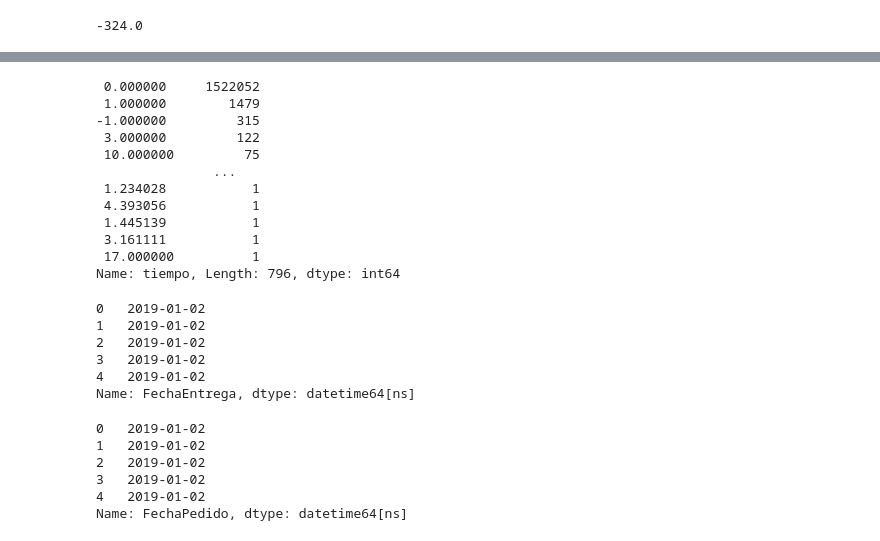
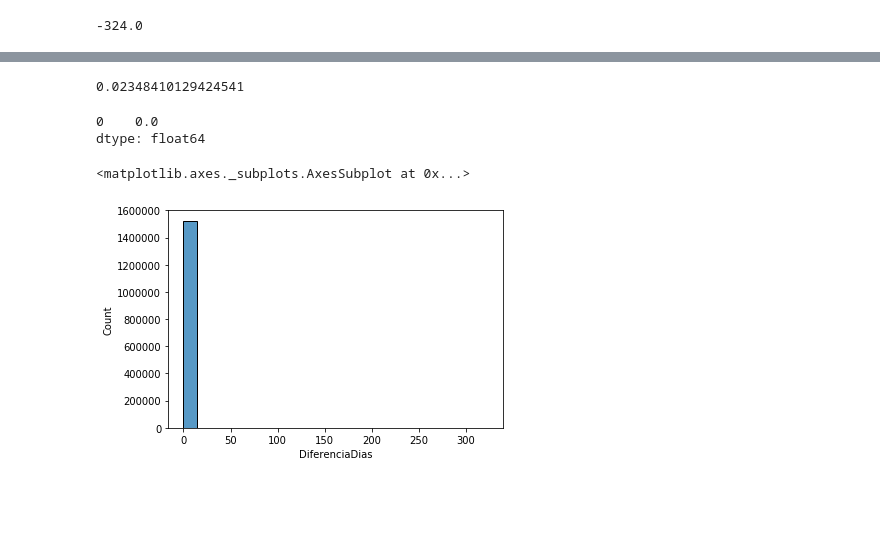
Before and after one commit to evillara2816/Veterinarios-Guau, a Jupyter notebook: Tienda_Guau.ipynb, the cells around one changed output, grey strips where cells are left out. Cells and saved outputs as stored; diff of their text form; code cells hidden in the pictures; blank space fills up the shorter version.

```diff
--- a/Tienda_Guau.ipynb
+++ b/Tienda_Guau.ipynb
@@ -17 +19,3 @@ _2021 = pd.read_csv("d:/TIENDA/Data/2021.csv", sep =";")
+# %%
+_2021 = pd.read_csv("./2021.csv", sep =";")
 # %%
@@ -19,3 +23,5 @@ _2022 = pd.read_csv("d:/TIENDA/Data/2022.csv", sep =";")
+# %%
+_2022 = pd.read_csv("./2022.csv", sep =";")
 # %%
 frames = [_2019,_2020,_2021,_2022]
 # %%
@@ -90,2 +98,2 @@ from datetime import datetime, timedelta
 # %%
-datos['tiempo'] = (datos.FechaEntrega - datos.FechaPedido) / timedelta(days=1)
+datos['DiferenciaDias'] = (datos.FechaEntrega - datos.FechaPedido).dt.days
@@ -122,0 +157,2 @@ datos.tiempo.min()
+# %%
+datos = datos[datos.FechaEntrega >= datos.FechaPedido]
@@ -139,33 +199,14 @@ Timestamp('2019-01-01 00:00:00')
-# %%
-datos.tiempo.value_counts()
-# %% [output]
- 0.000000     1522052
- 1.000000        1479
--1.000000         315
- 3.000000         122
- 10.000000         75
-               ...
- 1.234028           1
- 4.393056           1
- 1.445139           1
- 3.161111           1
- 17.000000          1
-Name: tiempo, Length: 796, dtype: int64
-# %%
-datos.FechaEntrega.head(5)
-# %% [output]
-0   2019-01-02
-1   2019-01-02
-2   2019-01-02
-3   2019-01-02
-4   2019-01-02
-Name: FechaEntrega, dtype: datetime64[ns]
-# %%
-datos.FechaPedido.head(5)
-# %% [output]
-0   2019-01-02
-1   2019-01-02
-2   2019-01-02
-3   2019-01-02
-4   2019-01-02
-Name: FechaPedido, dtype: datetime64[ns]
+# %%
+datos.DiferenciaDias.mean()
+# %% [output]
+0.02348410129424541
+# %%
+datos.DiferenciaDias.mode()
+# %% [output]
+0    0.0
+dtype: float64
+# %%
+sns.histplot(data=datos, x="DiferenciaDias")
+# %% [output]
+<matplotlib.axes._subplots.AxesSubplot at 0x...>
+[figure, added]
```
Also changed, not shown: parts of 38 cells of this notebook.
